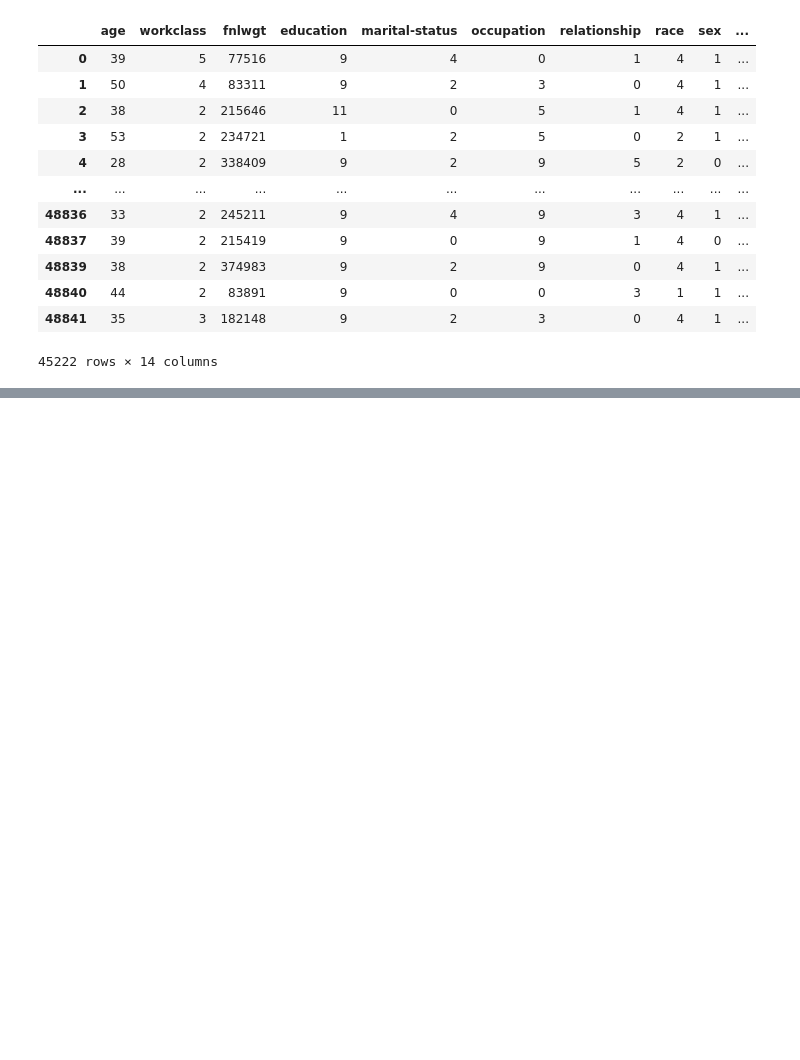
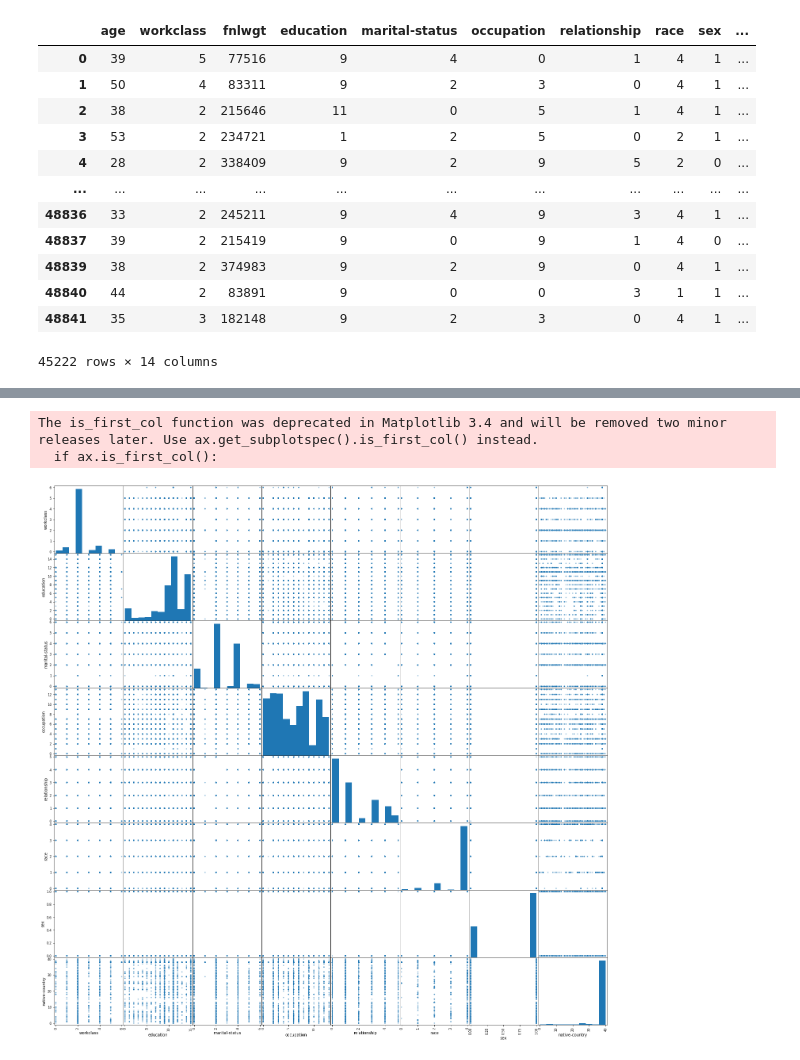
Before and after one commit to Bhargavi19/AdultDatasetAnalysis, a Jupyter notebook: Bivariate_Analysis.ipynb, the cells around one changed output, grey strips where cells are left out. Saved outputs shown, nothing was run; the diff lists cells and outputs as text; code cells hidden in the pictures; blank space fills up the shorter version.

```diff
--- a/Bivariate_Analysis.ipynb
+++ b/Bivariate_Analysis.ipynb
@@ -57,3 +57,12 @@ dataframe.corr()
 | capital-loss | 0.059351 | 0.008233 | -0.004349 | 0.016877 | 0.081711 | -0.034820 | 0.015267 | -0.058425 | ... |
 | hours-per-week | 0.101992 | 0.051366 | -0.018679 | 0.060887 | 0.146206 | -0.183178 | 0.016160 | -0.259194 | ... |
 | native-country | -0.003180 | 0.003889 | -0.061098 | 0.077893 | 0.092994 | -0.022721 | -0.002848 | -0.007144 | ... |
+# %%
+catcols = ['workclass', 'education', 'marital-status', 'occupation', 'relationship', 'race', 'sex', 'native-country']
+intcols = ['age','fnlwgt', 'capital-loss', 'capital-gain', 'hours-per-week']
+
+plot = pd.plotting.scatter_matrix(dataframe[catcols], figsize=[25,25])
+# %% [output]
+The is_first_col function was deprecated in Matplotlib 3.4 and will be removed two minor releases later. Use ax.get_subplotspec().is_first_col() instead.
+  if ax.is_first_col():
+[figure, added]
```
Also changed, not shown: parts of 2 cells of this notebook, 1 other file.
